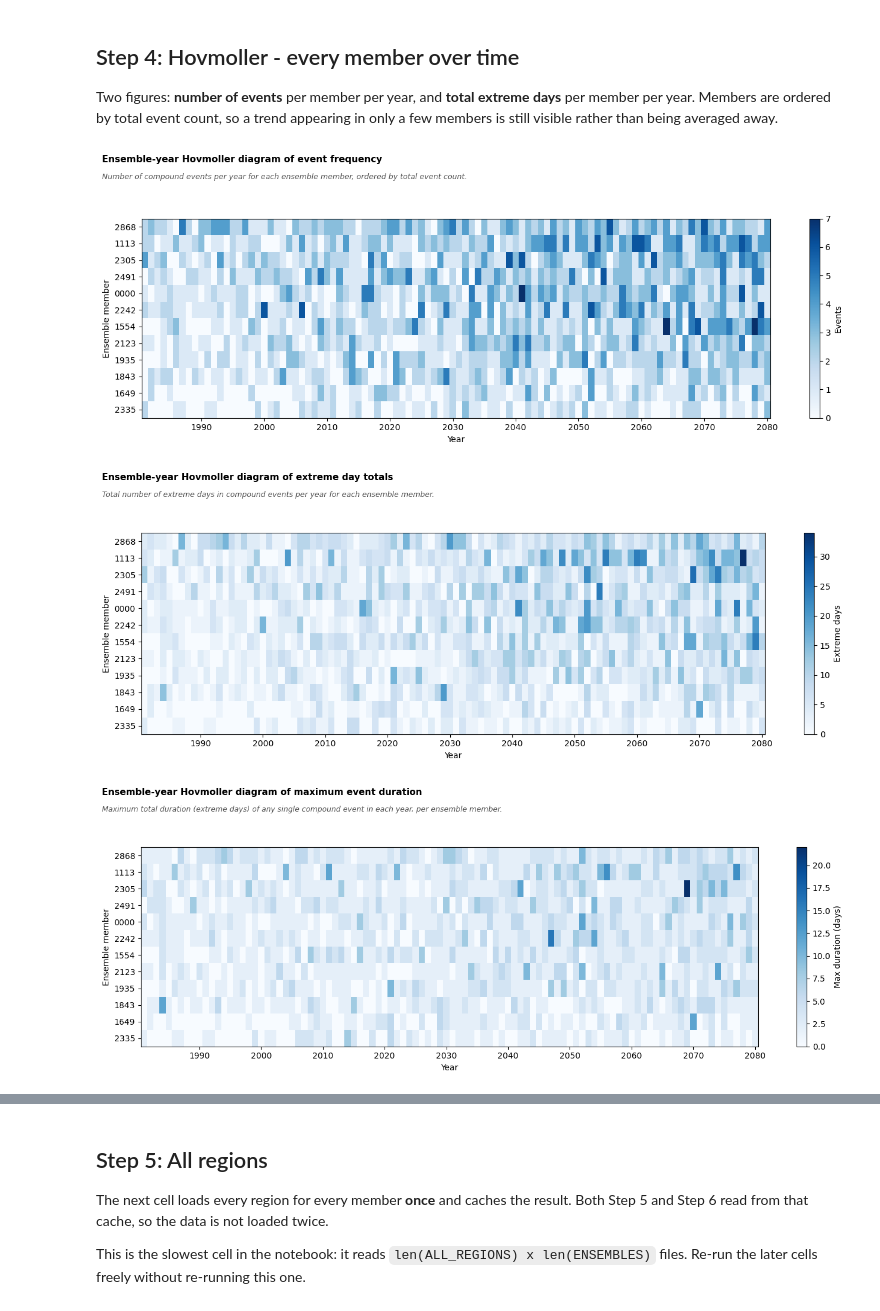
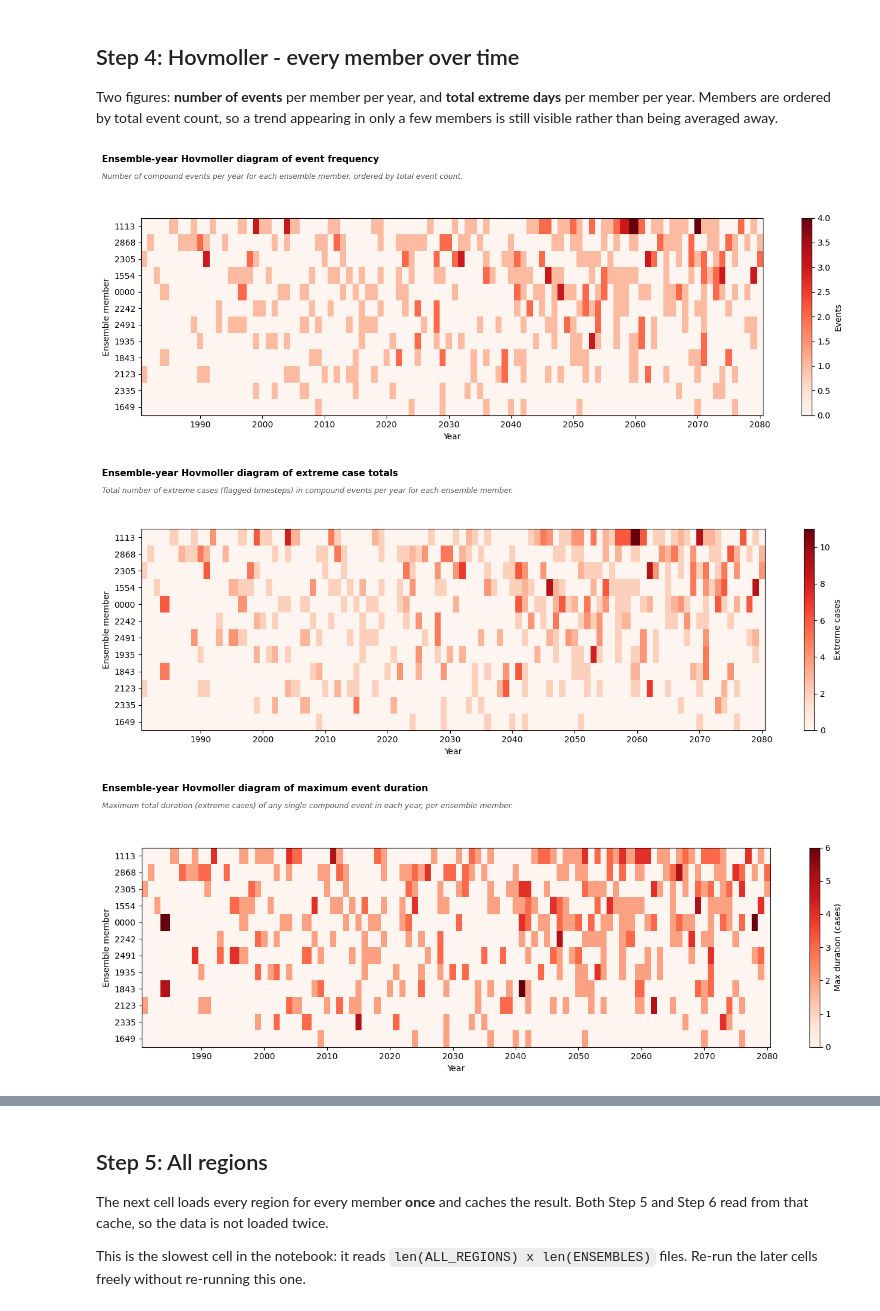
Before and after one commit to elenadstr/UKCI, a Jupyter notebook: notebooks/demo_threshold_detector.ipynb, the cells around one changed output, grey strips where cells are left out. Drawn from its saved outputs; the diff is of its cells as text; code cells hidden in the pictures.

```diff
--- a/notebooks/demo_threshold_detector.ipynb
+++ b/notebooks/demo_threshold_detector.ipynb
@@ -868,20 +472,18 @@ Two figures: **number of events** per member per year, and **total extreme days*
 per year. Members are ordered by total event count, so a trend appearing in only a few members
 is still visible rather than being averaged away.
 # %%
-# Five Hovmöller panels: event counts, extreme-day totals, max event
-# duration, mean event duration, mean event length
 hov = plot_ensemble_hovmoller(
     all_events,
     ensemble_col='ensemble',
     year_col='year',
-    duration_col='n_extreme_days',
+    duration_col='n_extreme_cases',
     length_col='length',
     cmap=CMAP,)
 
 for name, fig in hov.items():
     save_figure(fig, f'{FIGURES_DIR}/{REGION}_hovmoller_{name}.png')
 plt.show()
 # %% [output]
-[figure, old version]
+[figure, new version]
-[figure, old version]
+[figure, new version]
-[figure, old version]
+[figure, new version]
```
Also changed, not shown: parts of 17 cells of this notebook, 1 other file.
